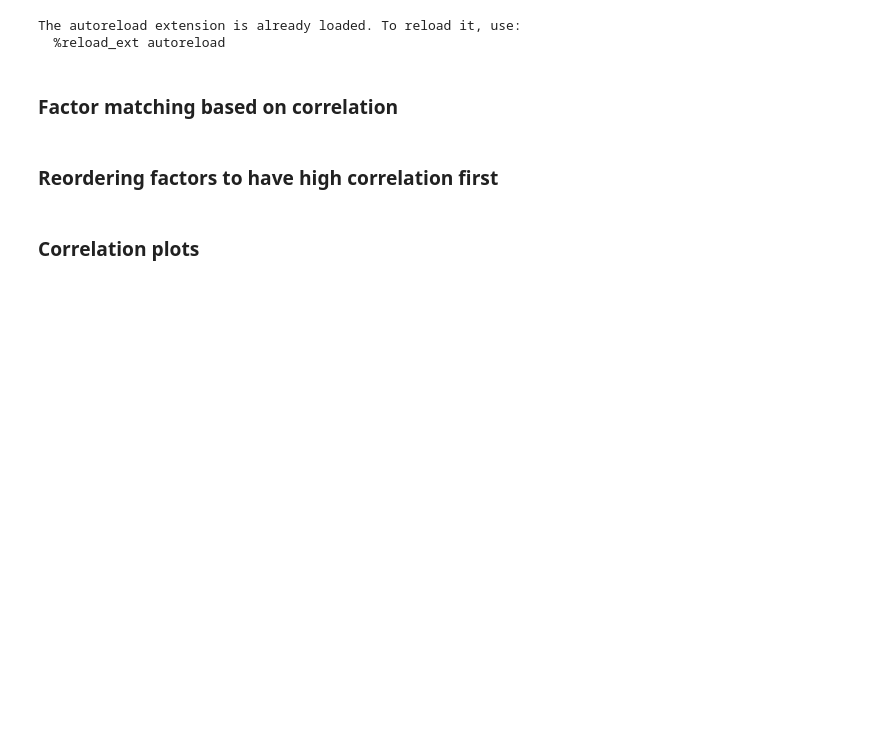
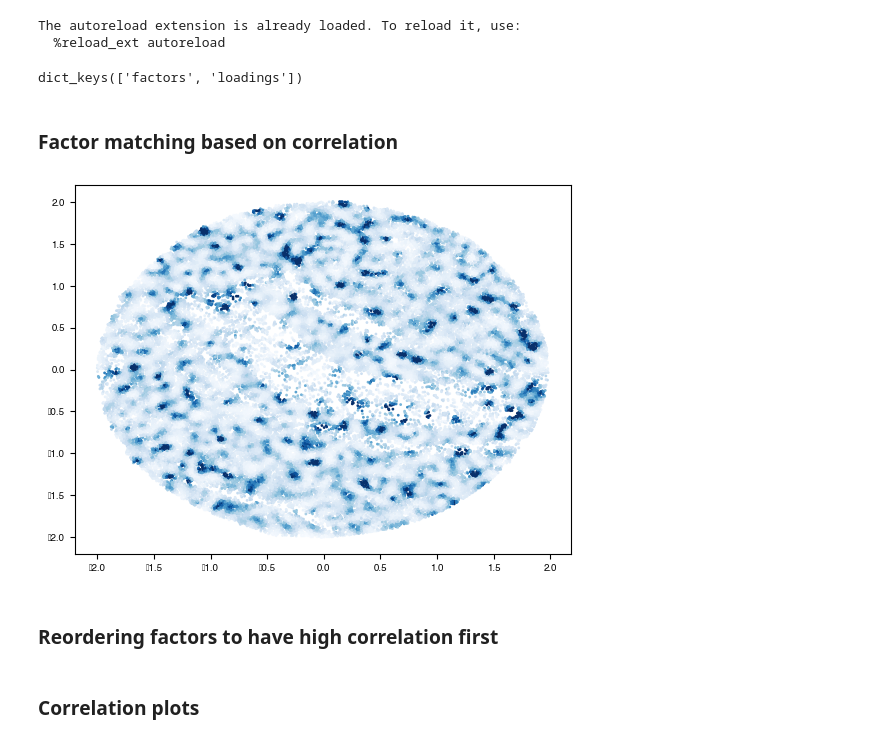
Before and after one commit to bioFAM/mofaflex-analysis, a Jupyter notebook: comparison_nsf/analysis.ipynb, the cells around one changed output. Drawn from its saved outputs; the diff is of its cells as text; code cells hidden in the pictures; blank space fills up the shorter version.

```diff
--- a/comparison_nsf/analysis.ipynb
+++ b/comparison_nsf/analysis.ipynb
@@ -32,5 +31,10 @@ data = load_nsf_slideseq()
+# %%
+insfh["spatial"].keys()
+# %% [output]
+dict_keys(['factors', 'loadings'])
 # %%
-z_nsf, w_nsf = pkl.load(open(f"lvs/nsf.pkl", "rb")).values()
+z_nsf = insfh["spatial"]["factors"]
+w_nsf = insfh["spatial"]["loadings"]
 
 z_nsf = pd.DataFrame(
     z_nsf,
@@ -38,19 +42,16 @@ z_nsf = pd.DataFrame(
     index=data.obs_names
 )
 
-w_nsf_dict = {}
-w_nsf_dict["mRNA"] = pd.DataFrame(
+w_nsf = pd.DataFrame(
     w_nsf,
     columns=[f"Factor {i+1}" for i in range(w_nsf.shape[1])],
     index=data.var_names
 )
-w_nsf = w_nsf_dict
 
 z_prismo = {}
 w_prismo = {}
 prismo_model = {}
 for seed in range(10):
-    prismo_model[seed] = PRISMO.load(f"models/prismo_{seed}.h5")
+    prismo_model[seed] = PRISMO.load(f"models/prismo_10_{seed}.h5")
     z_prismo[seed] = prismo_model[seed].get_factors()['group_1']
-    w_prismo[seed] = {}
-    w_prismo[seed]["mRNA"] = prismo_model[seed].get_weights()["view_1"].T
+    w_prismo[seed] = prismo_model[seed].get_weights()["view_1"].T
@@ -57,4 +87,10 @@ for seed in range(10):
 # %% [markdown]
 ### Factor matching based on correlation
+# %%
+import matplotlib.pyplot as plt
+plt.scatter(data.obsm["spatial"][:, 0], data.obsm["spatial"][:, 1], c=z_nsf["Factor 1"], cmap="Blues", s=1, vmax=0.0001)
+plt.show()
+# %% [output]
+[figure, added]
 # %%
 for seed in range(10):
```
Also changed, not shown: parts of 15 cells of this notebook, 14 other files.
